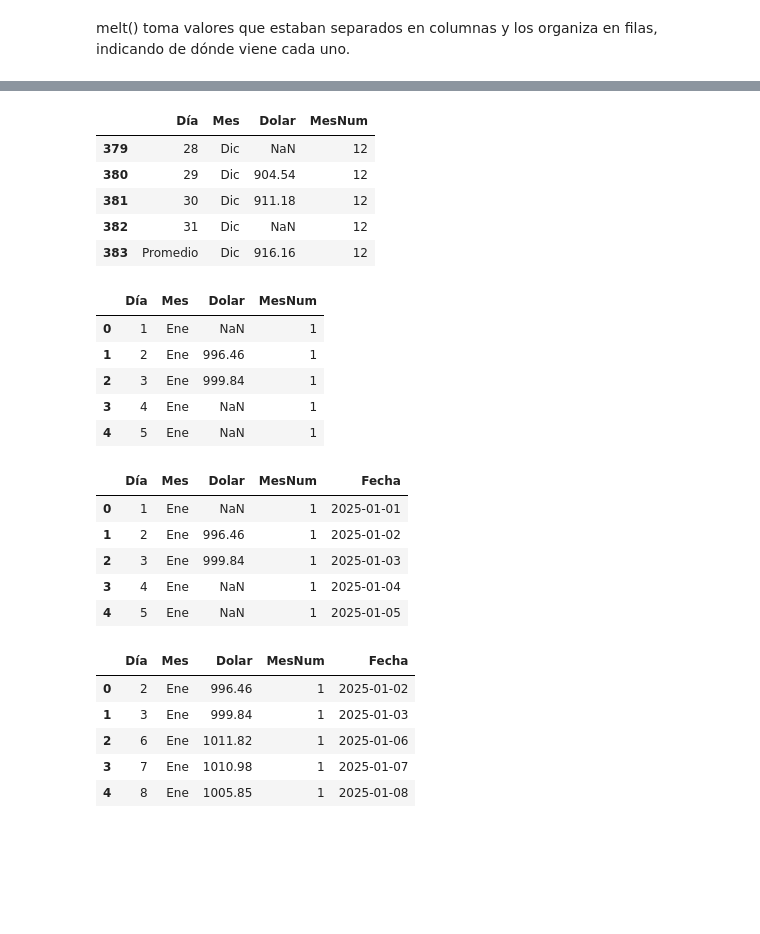
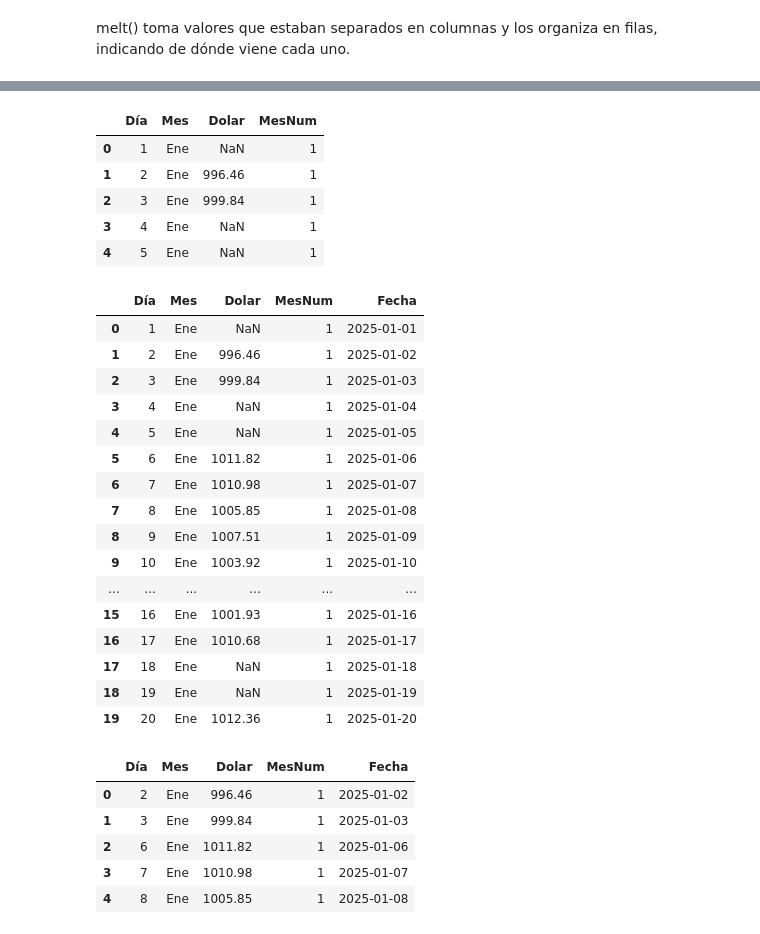
Before and after one commit to yuri19762008/000_ANALISTA_DATOS, a Jupyter notebook: Bootcamp-main/Modulo3/Leccion3/LiveCodingP2/LiveCodingP2.ipynb, the cells around one changed output, grey strips where cells are left out. Cells and saved outputs as stored; diff of their text form; code cells hidden in the pictures; blank space fills up the shorter version.

```diff
--- a/Bootcamp-main/Modulo3/Leccion3/LiveCodingP2/LiveCodingP2.ipynb
+++ b/Bootcamp-main/Modulo3/Leccion3/LiveCodingP2/LiveCodingP2.ipynb
@@ -97,38 +105,39 @@ df_dolar.head()
 # "Dic" → map_mes["Dic"] → 12
 map_mes = {"Ene":1,"Feb":2,"Mar":3,"Abr":4,"May":5,"Jun":6,"Jul":7,"Ago":8,"Sep":9,"Oct":10,"Nov":11,"Dic":12}
 df_dolar["MesNum"] = df_dolar["Mes"].map(map_mes)
-
-df_dolar.tail()
+df_dolar.head()
 # %% [output]
 |  | Día | Mes | Dolar | MesNum |
-| 379 | 28 | Dic | NaN | 12 |
-| 380 | 29 | Dic | 904.54 | 12 |
-| 381 | 30 | Dic | 911.18 | 12 |
-| 382 | 31 | Dic | NaN | 12 |
-| 383 | Promedio | Dic | 916.16 | 12 |
+| 0 | 1 | Ene | NaN | 1 |
+| 1 | 2 | Ene | 996.46 | 1 |
+| 2 | 3 | Ene | 999.84 | 1 |
+| 3 | 4 | Ene | NaN | 1 |
+| 4 | 5 | Ene | NaN | 1 |
-# %%
-df_dolar.head()
-# %% [output]
-|  | Día | Mes | Dolar | MesNum |
-| 0 | 1 | Ene | NaN | 1 |
-| 1 | 2 | Ene | 996.46 | 1 |
-| 2 | 3 | Ene | 999.84 | 1 |
-| 3 | 4 | Ene | NaN | 1 |
-| 4 | 5 | Ene | NaN | 1 |
 # %%
-# 3) Crear fecha (año fijo 2026) y limpiar nulos
+# 3) Crear fecha (año fijo 2025) y limpiar nulos
 df_dolar["Fecha"] = pd.to_datetime(
     {"year": 2025, "month": df_dolar["MesNum"], "day": df_dolar["Día"]},
     errors="coerce"
 )
-df_dolar.head()
+df_dolar.head(20)
 # %% [output]
 |  | Día | Mes | Dolar | MesNum | Fecha |
 | 0 | 1 | Ene | NaN | 1 | 2025-01-01 |
 | 1 | 2 | Ene | 996.46 | 1 | 2025-01-02 |
 | 2 | 3 | Ene | 999.84 | 1 | 2025-01-03 |
 | 3 | 4 | Ene | NaN | 1 | 2025-01-04 |
 | 4 | 5 | Ene | NaN | 1 | 2025-01-05 |
+| 5 | 6 | Ene | 1011.82 | 1 | 2025-01-06 |
+| 6 | 7 | Ene | 1010.98 | 1 | 2025-01-07 |
+| 7 | 8 | Ene | 1005.85 | 1 | 2025-01-08 |
+| 8 | 9 | Ene | 1007.51 | 1 | 2025-01-09 |
+| 9 | 10 | Ene | 1003.92 | 1 | 2025-01-10 |
+| ... | ... | ... | ... | ... | ... |
+| 15 | 16 | Ene | 1001.93 | 1 | 2025-01-16 |
+| 16 | 17 | Ene | 1010.68 | 1 | 2025-01-17 |
+| 17 | 18 | Ene | NaN | 1 | 2025-01-18 |
+| 18 | 19 | Ene | NaN | 1 | 2025-01-19 |
+| 19 | 20 | Ene | 1012.36 | 1 | 2025-01-20 |
 # %%
 # Eliminar NaN
 df_dolar = df_dolar.dropna(subset=["Dolar", "Fecha"]).sort_values("Fecha").reset_index(drop=True)
```
Also changed, not shown: parts of 2 cells of this notebook, 16 other files.
